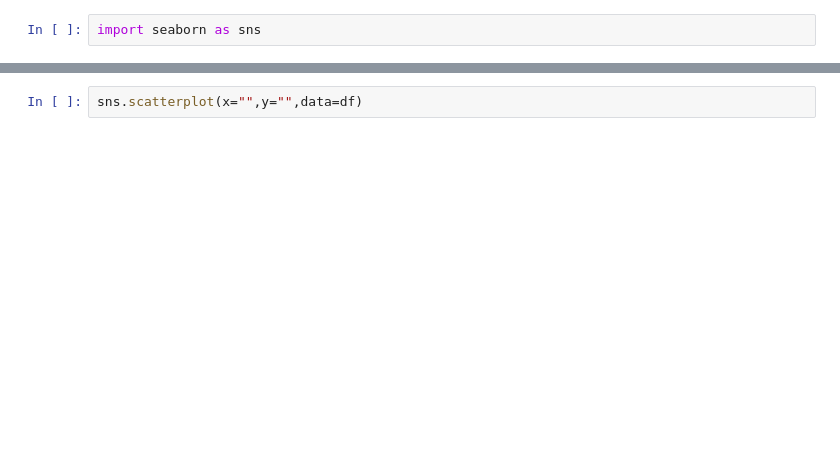
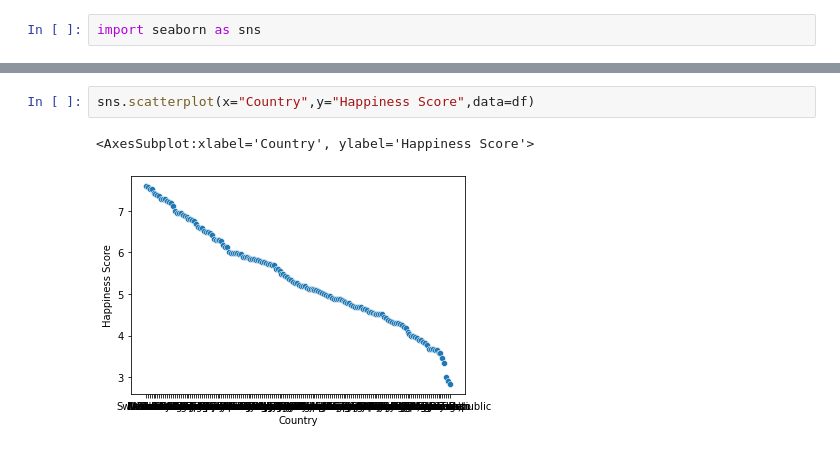
Before and after one commit to Debanti14/Datatrained-Practice_Projects, a Jupyter notebook: P_P1-World Happiness Report.ipynb, the cells around one changed output, grey strips where cells are left out. Saved outputs shown, nothing was run; the diff lists cells and outputs as text; blank space fills up the shorter version.

```diff
--- a/P_P1-World Happiness Report.ipynb
+++ b/P_P1-World Happiness Report.ipynb
@@ -34,3 +104,6 @@ sns.scatterplot()
 # %%
-sns.scatterplot(x="",y="",data=df)
+sns.scatterplot(x="Country",y="Happiness Score",data=df)
+# %% [output]
+<AxesSubplot:xlabel='Country', ylabel='Happiness Score'>
+[figure, added]
 # %%
```
Also changed, not shown: parts of 34 cells of this notebook.
